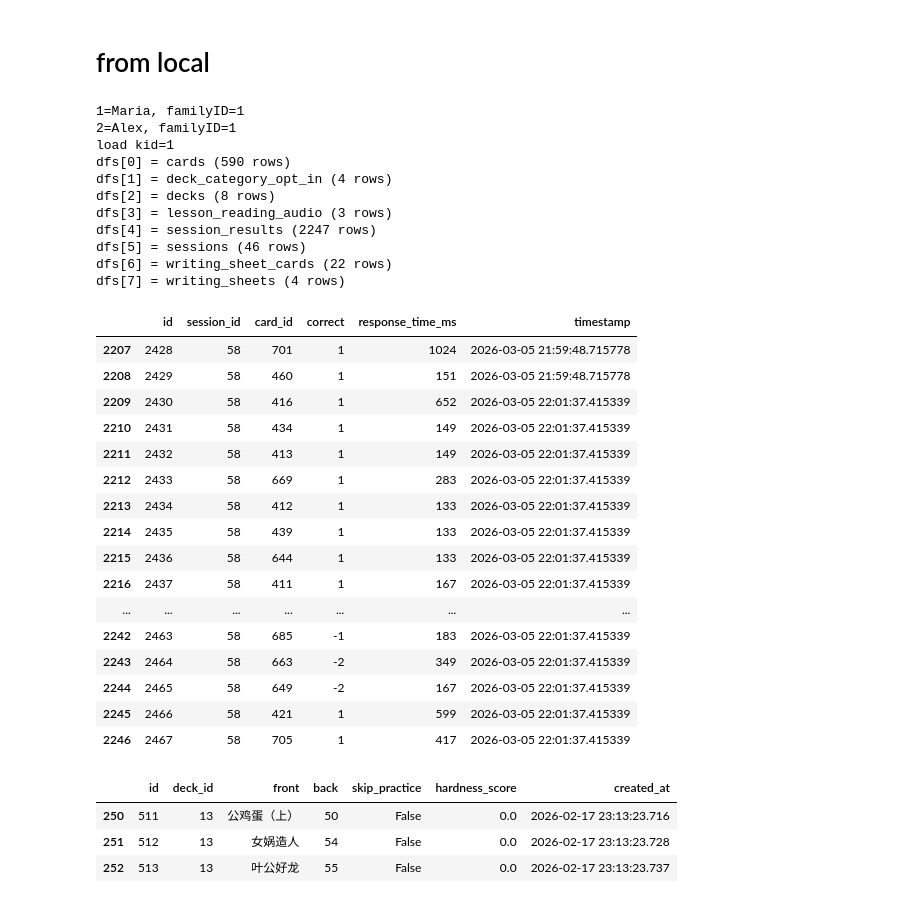
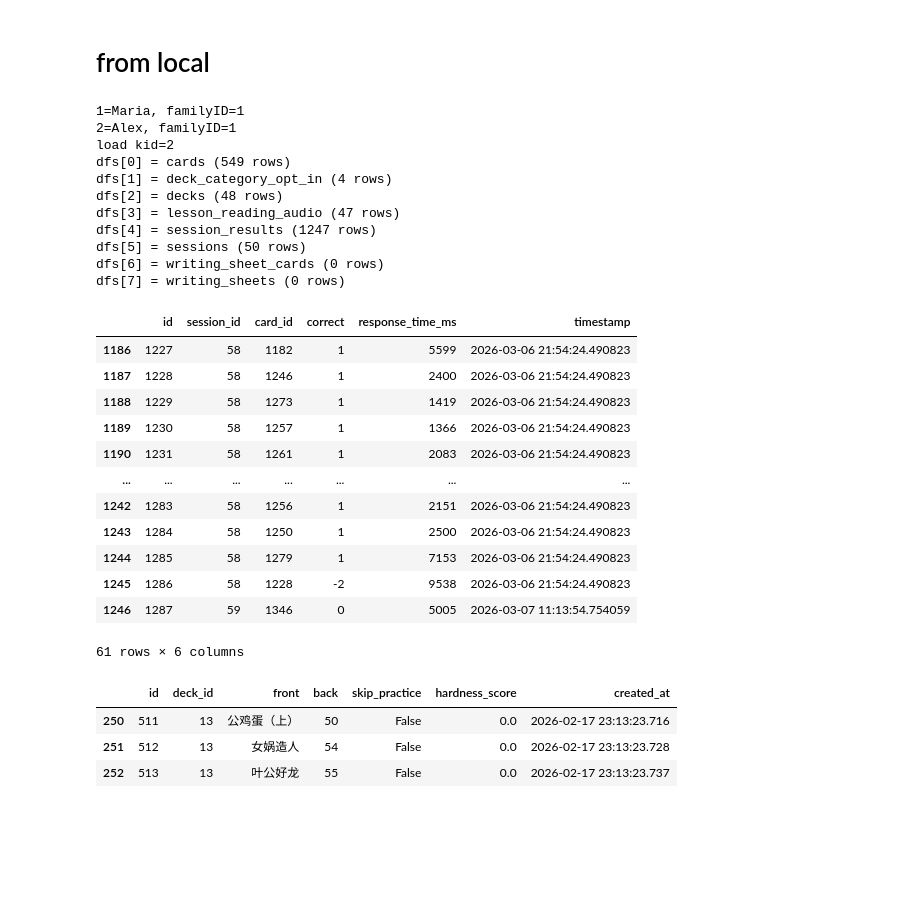
Before and after one commit to cjiangts/kids_chores, a Jupyter notebook: debug.ipynb, the cells around one changed output. Cells and saved outputs as stored; diff of their text form; code cells hidden in the pictures; blank space fills up the shorter version.

```diff
--- a/debug.ipynb
+++ b/debug.ipynb
@@ -129,47 +129,43 @@ dfs[5]
 # from local
 # %%
 # From local
-tables, dfs = load_all_tables(family_id=1, kid_id=1)
+tables, dfs = load_all_tables(family_id=1, kid_id=2)
 for i, name in enumerate(tables):
     print(f"dfs[{i}] = {name} ({len(dfs[i])} rows)")
 # %% [output]
 1=Maria, familyID=1
 2=Alex, familyID=1
-load kid=1
-dfs[0] = cards (590 rows)
+load kid=2
+dfs[0] = cards (549 rows)
 dfs[1] = deck_category_opt_in (4 rows)
-dfs[2] = decks (8 rows)
-dfs[3] = lesson_reading_audio (3 rows)
-dfs[4] = session_results (2247 rows)
-dfs[5] = sessions (46 rows)
-dfs[6] = writing_sheet_cards (22 rows)
-dfs[7] = writing_sheets (4 rows)
+dfs[2] = decks (48 rows)
+dfs[3] = lesson_reading_audio (47 rows)
+dfs[4] = session_results (1247 rows)
+dfs[5] = sessions (50 rows)
+dfs[6] = writing_sheet_cards (0 rows)
+dfs[7] = writing_sheets (0 rows)
 # %%
 x = dfs[0]
 #y = dfs[8]
 #z = x.merge(y, left_on="id", right_on="card_id", how="inner")
 #z
 x = dfs[4]
 x[x.correct == -2]
-x[x.session_id == 58]
+x[x.session_id >= 58]
 # %% [output]
 |  | id | session_id | card_id | correct | response_time_ms | timestamp |
-| 2207 | 2428 | 58 | 701 | 1 | 1024 | 2026-03-05 21:59:48.715778 |
-| 2208 | 2429 | 58 | 460 | 1 | 151 | 2026-03-05 21:59:48.715778 |
-| 2209 | 2430 | 58 | 416 | 1 | 652 | 2026-03-05 22:01:37.415339 |
-| 2210 | 2431 | 58 | 434 | 1 | 149 | 2026-03-05 22:01:37.415339 |
-| 2211 | 2432 | 58 | 413 | 1 | 149 | 2026-03-05 22:01:37.415339 |
-| 2212 | 2433 | 58 | 669 | 1 | 283 | 2026-03-05 22:01:37.415339 |
-| 2213 | 2434 | 58 | 412 | 1 | 133 | 2026-03-05 22:01:37.415339 |
-| 2214 | 2435 | 58 | 439 | 1 | 133 | 2026-03-05 22:01:37.415339 |
-| 2215 | 2436 | 58 | 644 | 1 | 133 | 2026-03-05 22:01:37.415339 |
-| 2216 | 2437 | 58 | 411 | 1 | 167 | 2026-03-05 22:01:37.415339 |
+| 1186 | 1227 | 58 | 1182 | 1 | 5599 | 2026-03-06 21:54:24.490823 |
+| 1187 | 1228 | 58 | 1246 | 1 | 2400 | 2026-03-06 21:54:24.490823 |
+| 1188 | 1229 | 58 | 1273 | 1 | 1419 | 2026-03-06 21:54:24.490823 |
+| 1189 | 1230 | 58 | 1257 | 1 | 1366 | 2026-03-06 21:54:24.490823 |
+| 1190 | 1231 | 58 | 1261 | 1 | 2083 | 2026-03-06 21:54:24.490823 |
 | ... | ... | ... | ... | ... | ... | ... |
-| 2242 | 2463 | 58 | 685 | -1 | 183 | 2026-03-05 22:01:37.415339 |
-| 2243 | 2464 | 58 | 663 | -2 | 349 | 2026-03-05 22:01:37.415339 |
-| 2244 | 2465 | 58 | 649 | -2 | 167 | 2026-03-05 22:01:37.415339 |
-| 2245 | 2466 | 58 | 421 | 1 | 599 | 2026-03-05 22:01:37.415339 |
-| 2246 | 2467 | 58 | 705 | 1 | 417 | 2026-03-05 22:01:37.415339 |
+| 1242 | 1283 | 58 | 1256 | 1 | 2151 | 2026-03-06 21:54:24.490823 |
+| 1243 | 1284 | 58 | 1250 | 1 | 2500 | 2026-03-06 21:54:24.490823 |
+| 1244 | 1285 | 58 | 1279 | 1 | 7153 | 2026-03-06 21:54:24.490823 |
+| 1245 | 1286 | 58 | 1228 | -2 | 9538 | 2026-03-06 21:54:24.490823 |
+| 1246 | 1287 | 59 | 1346 | 0 | 5005 | 2026-03-07 11:13:54.754059 |
+61 rows × 6 columns
 # %%
 x = dfs[3]
 x[x.session_id == 13]
```
Also changed, not shown: 2 other files.
